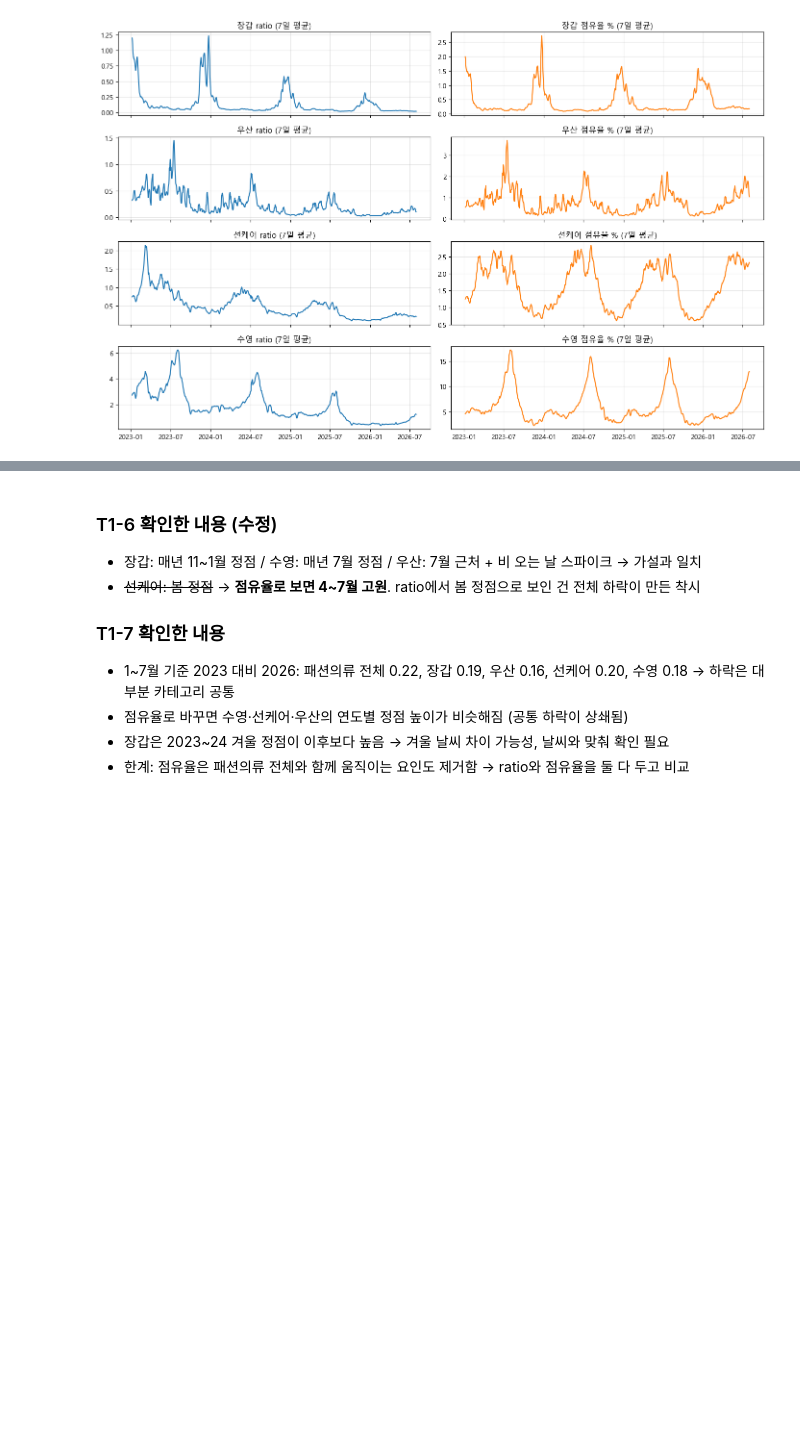
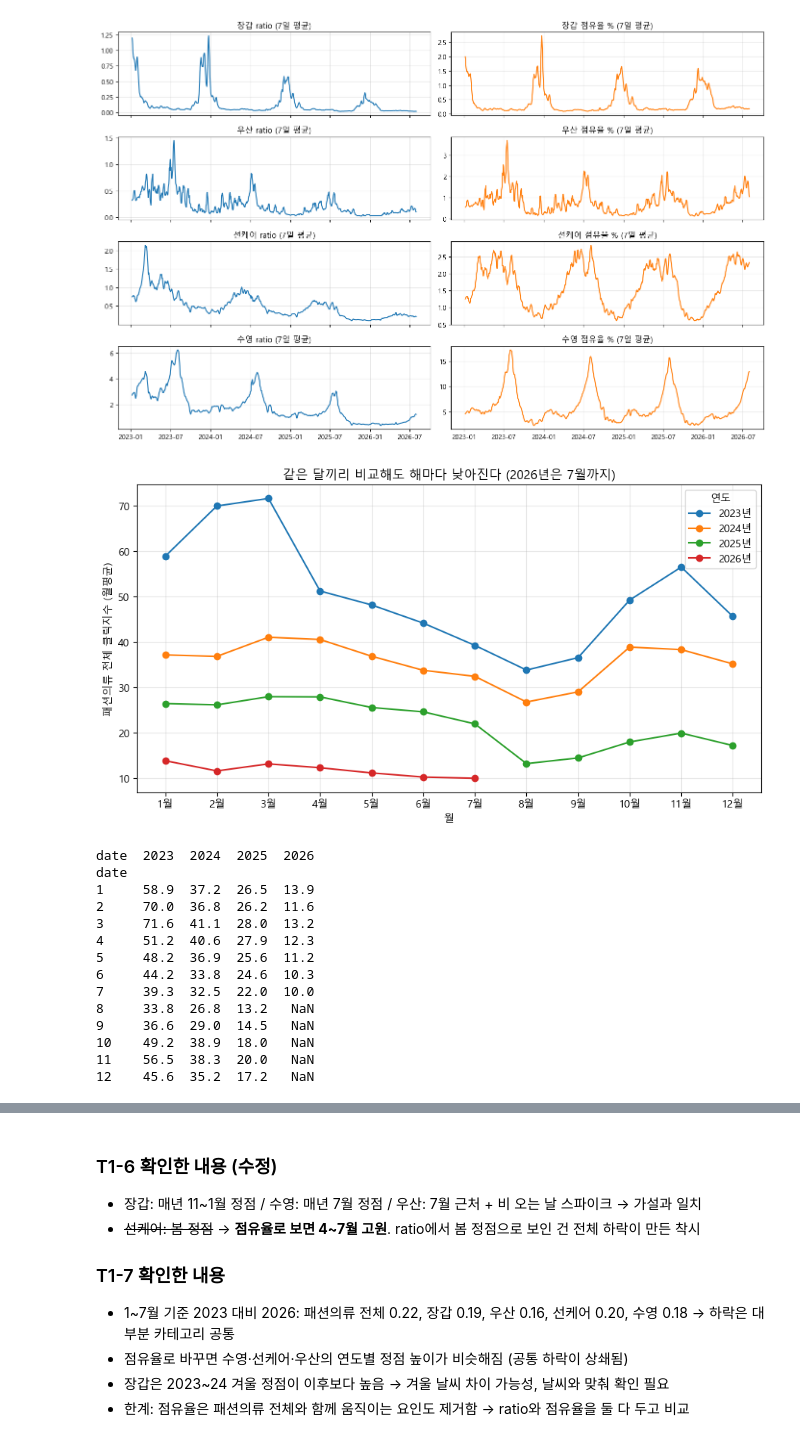
Before and after one commit to jieunseo02/weather_fit, a Jupyter notebook: notebooks/preview_eda.ipynb, the cells around one changed output, grey strips where cells are left out. Saved outputs shown, nothing was run; the diff lists cells and outputs as text; code cells hidden in the pictures; blank space fills up the shorter version.

```diff
--- a/notebooks/preview_eda.ipynb
+++ b/notebooks/preview_eda.ipynb
@@ -458,3 +534,39 @@ plt.tight_layout()
 plt.show()
 # %% [output]
 [figure]
+# %%
+# 패션의류 전체 클릭지수를 월(1~12) x축으로, 연도별 선 하나씩 겹쳐 그리기
+
+fashion = t1_wide['패션의류_전체']
+monthly = fashion.groupby([fashion.index.year, fashion.index.month]).mean().unstack(0)   # 행 = 월, 열 = 연도
+
+fig, ax = plt.subplots(figsize=(9, 5))
+for yr in monthly.columns:
+    ax.plot(monthly.index, monthly[yr], marker='o', label=f'{yr}년')
+ax.set_xticks(range(1, 13))
+ax.set_xticklabels([f'{m}월' for m in range(1, 13)])
+ax.set_xlabel('월')
+ax.set_ylabel('패션의류 전체 클릭지수 (월평균)')
+ax.set_title('같은 달끼리 비교해도 해마다 낮아진다 (2026년은 7월까지)')
+ax.grid(True, alpha=0.3)
+ax.legend(title='연도')
+plt.tight_layout()
+plt.show()
+
+print(monthly.round(1))
+# %% [output]
+[figure, added]
+date  2023  2024  2025  2026
+date
+1     58.9  37.2  26.5  13.9
+2     70.0  36.8  26.2  11.6
+3     71.6  41.1  28.0  13.2
+4     51.2  40.6  27.9  12.3
+5     48.2  36.9  25.6  11.2
+6     44.2  33.8  24.6  10.3
+7     39.3  32.5  22.0  10.0
+8     33.8  26.8  13.2   NaN
+9     36.6  29.0  14.5   NaN
+10    49.2  38.9  18.0   NaN
+11    56.5  38.3  20.0   NaN
+12    45.6  35.2  17.2   NaN
```
Also changed, not shown: parts of 78 cells of this notebook, 13 other files.
